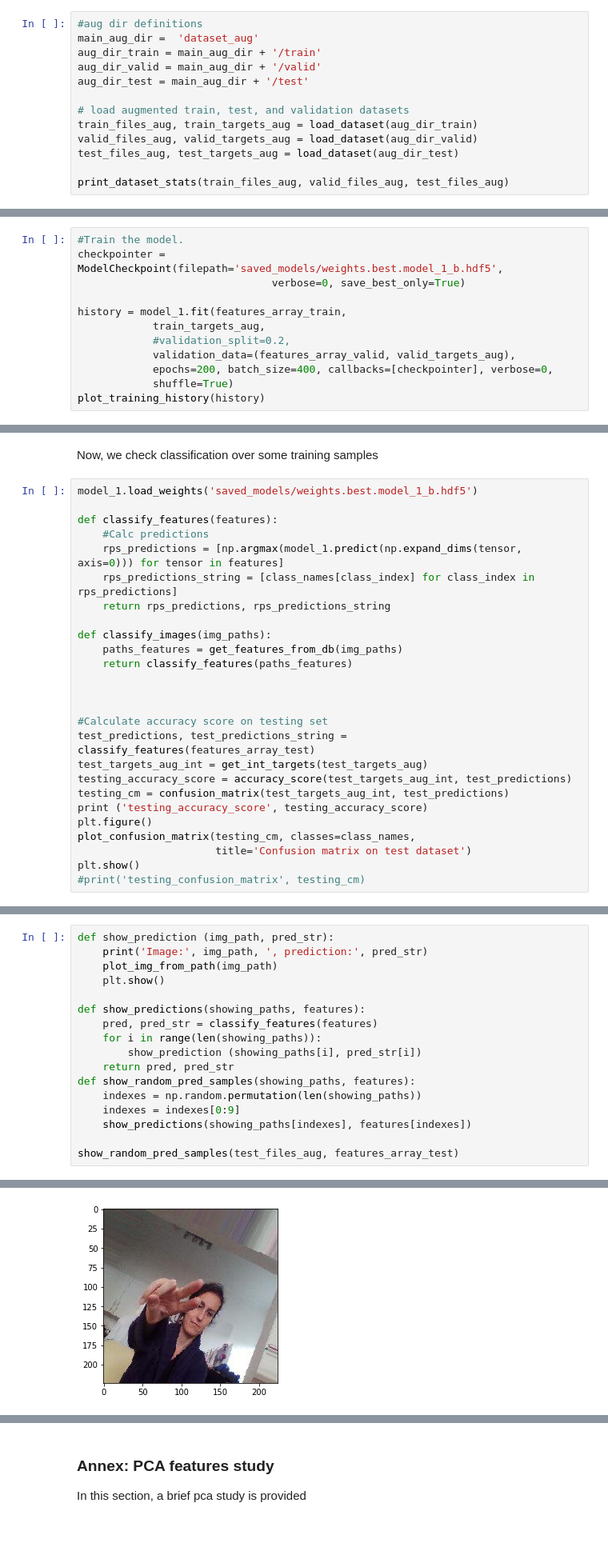
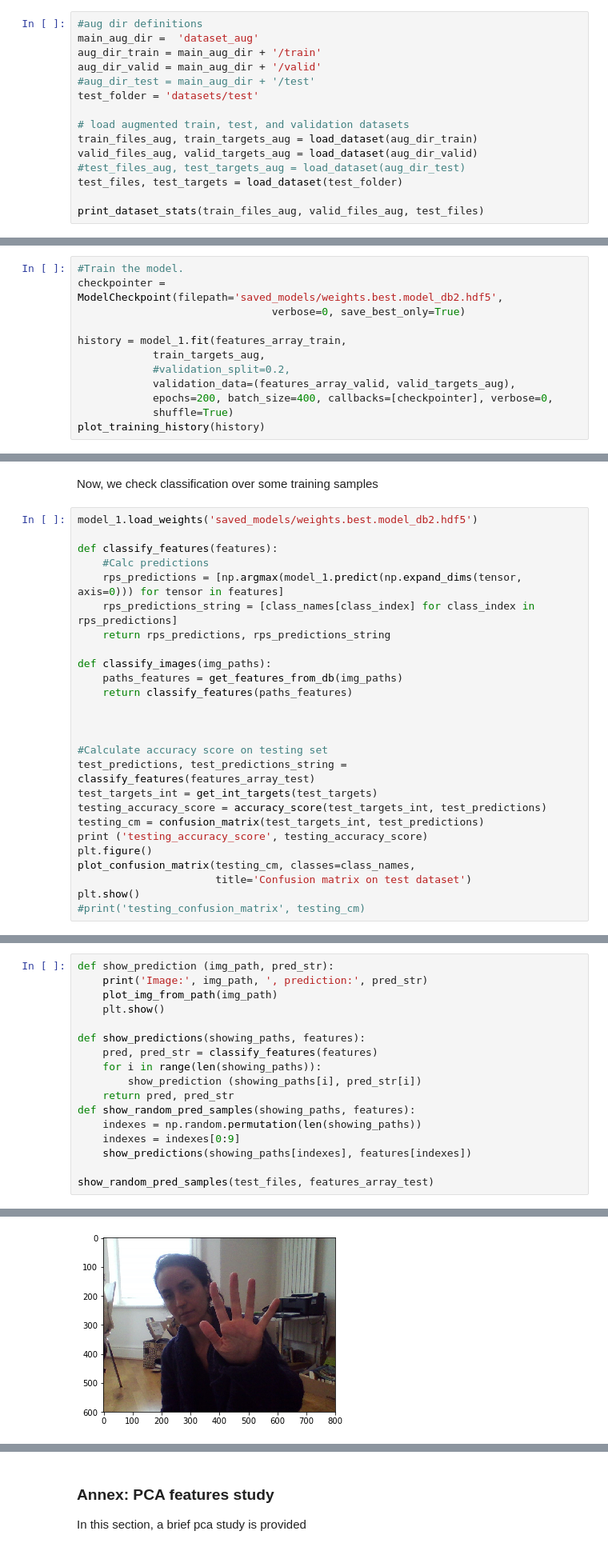
Before and after one commit to juanneilson/machine-learning, a Jupyter notebook: projects/capstone/Cachipun.ipynb, the cells around one changed output, grey strips where cells are left out. Shown at 80% size. Cells and saved outputs as stored; diff of their text form.

```diff
--- a/projects/capstone/Cachipun.ipynb
+++ b/projects/capstone/Cachipun.ipynb
@@ -195,13 +198,15 @@ Now we load the augmented database and get features using ResNet50
 main_aug_dir =  'dataset_aug'
 aug_dir_train = main_aug_dir + '/train'
 aug_dir_valid = main_aug_dir + '/valid'
-aug_dir_test = main_aug_dir + '/test'
+#aug_dir_test = main_aug_dir + '/test'
+test_folder = 'datasets/test'
 
 # load augmented train, test, and validation datasets
 train_files_aug, train_targets_aug = load_dataset(aug_dir_train)
 valid_files_aug, valid_targets_aug = load_dataset(aug_dir_valid)
-test_files_aug, test_targets_aug = load_dataset(aug_dir_test)
+#test_files_aug, test_targets_aug = load_dataset(aug_dir_test)
+test_files, test_targets = load_dataset(test_folder)
 
-print_dataset_stats(train_files_aug, valid_files_aug, test_files_aug)
+print_dataset_stats(train_files_aug, valid_files_aug, test_files)
 # %% [output]
 There are 3 total class categories.
@@ -346,7 +341,7 @@ def plot_training_history(history):
 Training the model
 # %%
 #Train the model.
-checkpointer = ModelCheckpoint(filepath='saved_models/weights.best.model_1_b.hdf5',
+checkpointer = ModelCheckpoint(filepath='saved_models/weights.best.model_db2.hdf5',
                                verbose=0, save_best_only=True)
 
 history = model_1.fit(features_array_train,
@@ -362,7 +357,7 @@ plot_training_history(history)
 # %% [markdown]
 Now, we check classification over some training samples
 # %%
-model_1.load_weights('saved_models/weights.best.model_1_b.hdf5')
+model_1.load_weights('saved_models/weights.best.model_db2.hdf5')
 
 def classify_features(features):
     #Calc predictions
@@ -378,9 +373,9 @@ def classify_images(img_paths):
 
 #Calculate accuracy score on testing set
 test_predictions, test_predictions_string = classify_features(features_array_test)
-test_targets_aug_int = get_int_targets(test_targets_aug)
-testing_accuracy_score = accuracy_score(test_targets_aug_int, test_predictions)
-testing_cm = confusion_matrix(test_targets_aug_int, test_predictions)
+test_targets_int = get_int_targets(test_targets)
+testing_accuracy_score = accuracy_score(test_targets_int, test_predictions)
+testing_cm = confusion_matrix(test_targets_int, test_predictions)
 print ('testing_accuracy_score', testing_accuracy_score)
 plt.figure()
 plot_confusion_matrix(testing_cm, classes=class_names,
@@ -406,5 +401,5 @@ def show_random_pred_samples(showing_paths, features):
     indexes = indexes[0:9]
     show_predictions(showing_paths[indexes], features[indexes])
 
-show_random_pred_samples(test_files_aug, features_array_test)
+show_random_pred_samples(test_files, features_array_test)
 # %% [output]
@@ -412 +407 @@ Image: dataset_aug/test/rock/aug-086_0_6765.jpeg , prediction: scissors
-[figure, old version]
+[figure, new version]
```
Also changed, not shown: parts of 11 cells of this notebook, 1 other file.
